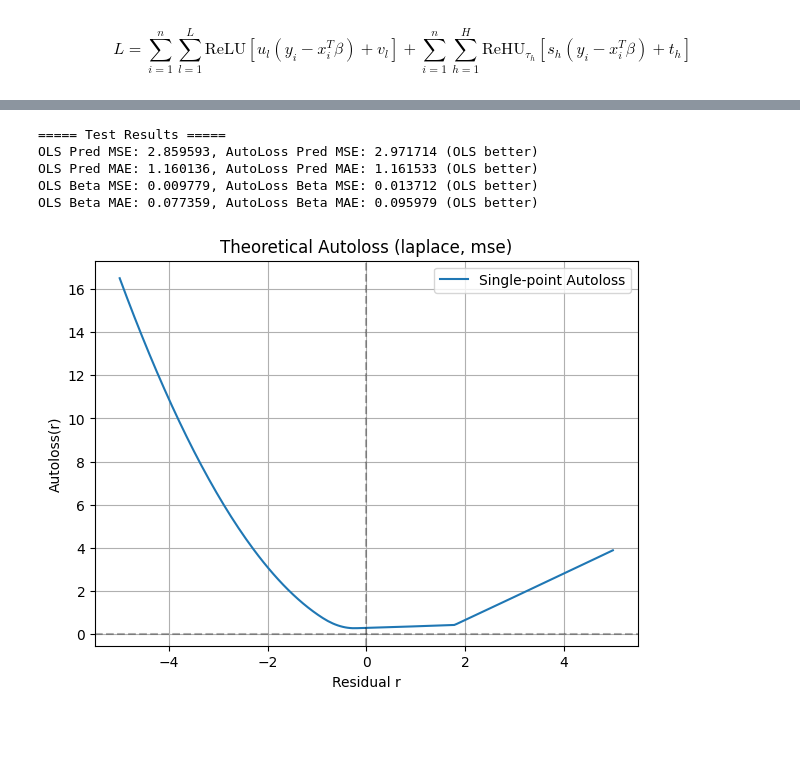
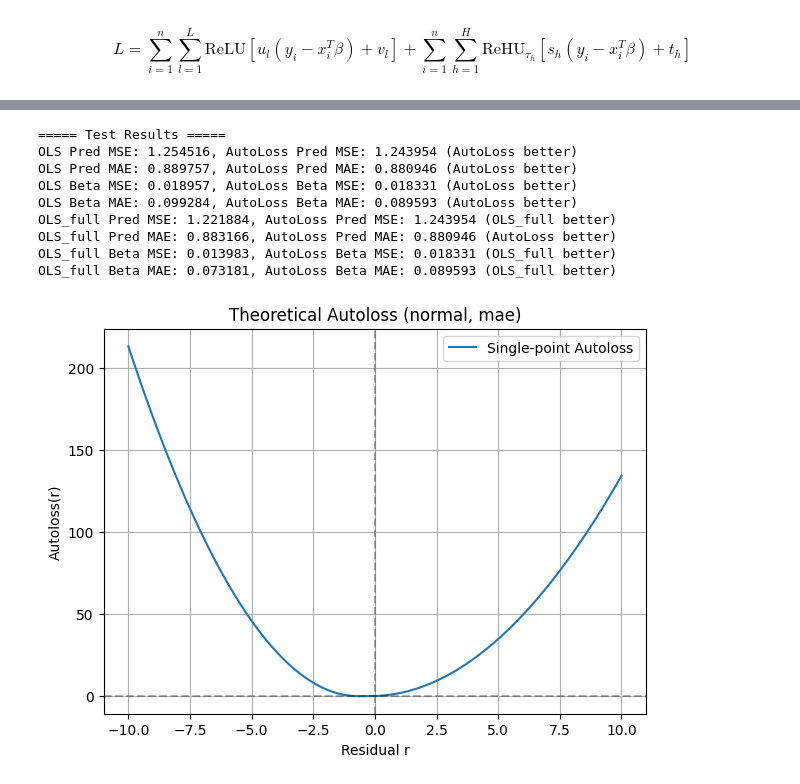
Before and after one commit to By-Xin/Autoloss, a Jupyter notebook: qpth3.ipynb, the cells around one changed output, grey strips where cells are left out. Saved outputs shown, nothing was run; the diff lists cells and outputs as text; code cells hidden in the pictures; blank space fills up the shorter version.

```diff
--- a/qpth3.ipynb
+++ b/qpth3.ipynb
@@ -20,11 +20,12 @@ $$
 # --- 重要 ---
 # [1] ! tau 这个参数似乎处理的有问题. 这个是给定的还是要学习的?
 # [2] ! 用大规模数据集测试 MAE+Gaussian & MSE+Laplace 的效果
+# [3] ! 加一个最小一乘求beta的对照
 
 # --- 一般 ---
 # [4] 代码注释和文档整理. [!! 由于改变/增加了部分变量或名称, 需要更新docstring !!]
 # [6] 中间优化的部分能不能从手动的GD改为利用Pytorch的优化器进行优化
-# [7] 最开始的两个QP构造函数的准确性验证
+# x[7] 最开始的两个QP构造函数的准确性验证
 # [8]优化中有时qpth会warning非稳定解, 需要关注其稳定性和影响
 
 
@@ -57,12 +58,13 @@ def build_qp_matrices(U, V, S, T, tau, X_train, y_train, lambda_reg):
     Q_diag = torch.zeros(total_vars, dtype=X_train.dtype, device=X_train.device)
     Q_diag[:d] = lambda_reg              # beta 的正则
     Q_diag[d + L*n : d + L*n + H*n] = 1.0  # theta
-    Q_diag[d + L*n + H*n : ] = 1.0         # sigma
+    #Q_diag[d + L*n + H*n : ] = 1.0         # sigma
 
     Q = torch.diag(Q_diag).unsqueeze(0)
 
     # p 向量
     p = torch.zeros(total_vars, dtype=X_train.dtype, device=X_train.device)
+    p[d : d + L*n] = 1.0
     p[d + L*n + H*n:] = tau.repeat(n)  # sigma部分
     p = p.unsqueeze(0)
 
@@ -73,12 +75,12 @@ def build_qp_matrices(U, V, S, T, tau, X_train, y_train, lambda_reg):
 
     row_idx = 0
 
-    # pi_li >= U_l * (y_i - x_i^T beta) + V_l
+    # pi_li >= U_l * (y_i - x_i^T beta) + V_l 转为 -pi_li - u_li x_i^T beta <= -u_li y_i - v_li
     for i in range(n):
         for l in range(L):
-            G[row_idx, :d] = U[l] * X_train[i]
+            G[row_idx, :d] = -U[l] * X_train[i]
             G[row_idx, d + l*n + i] = -1.0
-            h_val[row_idx] = U[l]*y_train[i] + V[l]
+            h_val[row_idx] = -U[l]*y_train[i] - V[l]
             row_idx += 1
 
     # pi_li >= 0
@@ -88,13 +90,13 @@ def build_qp_matrices(U, V, S, T, tau, X_train, y_train, lambda_reg):
             h_val[row_idx] = 0.0
             row_idx += 1
 
-    # theta_hi + sigma_hi >= S_h*(y_i - x_i^T beta) + T_h
+    # theta_hi + sigma_hi >= S_h*(y_i - x_i^T beta) + T_h 转为 -theta_hi - sigma_hi - s_hi x_i^T beta <= -s_hi y_i - t_hi
     for i in range(n):
         for h_ in range(H):
-            G[row_idx, :d] = S[h_] * X_train[i]
+            G[row_idx, :d] = -S[h_] * X_train[i]
             G[row_idx, d + L*n + h_*n + i] = -1.0
             G[row_idx, d + L*n + H*n + h_*n + i] = -1.0
-            h_val[row_idx] = S[h_]*y_train[i] + T[h_]
+            h_val[row_idx] = -S[h_]*y_train[i] - T[h_]
             row_idx += 1
 
     # sigma_hi >= 0
@@ -472,7 +474,7 @@ def run_experiment(total_sample_size=200, feature_dimension=5,
     V = torch.randn(L, device=device, requires_grad=True)
     S = torch.randn(H, device=device, requires_grad=True)
     T = torch.randn(H, device=device, requires_grad=True)
-    tau = torch.ones(H, device=device, requires_grad=False)  # Usually fixed
+    tau = torch.ones(H, device=device, requires_grad=False) *100 # Usually fixed
 
 
     # 4) Multi-round for-loop: Perform train_hyperparams in each round
@@ -560,18 +562,18 @@ def run_experiment(total_sample_size=200, feature_dimension=5,
 
 TOTAL_SAMPLE_SIZE = 200
 FEATURE_DIMENSION = 5
-L = 2
-H = 2
+L = 0
+H = 5
 LAMBDA_REG = 0.1
-NUM_HYPERPARAM_ITERATIONS = 2
+NUM_HYPERPARAM_ITERATIONS = 5
 LR = 1e-2
-NUM_GLOBAL_UPDATES = 2
+NUM_GLOBAL_UPDATES = 10
 NUM_TRAINING_SAMPLES = 150
 SEED = 42
-DISTRIBUTION = 'laplace'
+DISTRIBUTION = 'normal'
 SCALE = 1.0
 DEVICE = None
-LOSS_TYPE = "mse"
+LOSS_TYPE = "mae"
 VERBOSE = True
 VISUALIZE = True
 
@@ -720,11 +780,13 @@ y_full = torch.cat([y_train, y_val], dim=0)
 
 # Train OLS
 beta_ols_train = train_ols(X_train, y_train)
-beta_ols_train_val = train_ols(X_full, y_full)
+beta_ols_full = train_ols(X_full, y_full)
+
 
 # Test on OLS
 X_test, y_test = generate_test_data(50, FEATURE_DIMENSION, beta_true, distribution=DISTRIBUTION, scale=SCALE, seed=SEED, device=DEVICE)
 mse_ols_test, mae_ols_test, beta_mse_ols, beta_mae_ols = compute_test_Xbeta(X_test, y_test, beta_ols_train, beta_true)
+mse_ols_test_full, mae_ols_test_full, beta_mse_ols_full, beta_mae_ols_full = compute_test_Xbeta(X_test, y_test, beta_ols_full, beta_true)
 
 # Load AutoLoss Result
 autoloss_result = pickle.load(open('autoloss_result.pkl', 'rb'))
@@ -739,16 +801,29 @@ pred_mse_better = "OLS" if mse_ols_test < mse_autoloss_test else "AutoLoss"
 pred_mae_better = "OLS" if mae_ols_test < mae_autoloss_test else "AutoLoss"
 beta_mse_better = "OLS" if beta_mse_ols < beta_mse_autoloss else "AutoLoss"
 beta_mae_better = "OLS" if beta_mae_ols < beta_mae_autoloss else "AutoLoss"
+pred_mse_better_full = "OLS_full" if mse_ols_test_full < mse_autoloss_test else "AutoLoss"
+pred_mae_better_full = "OLS_full" if mae_ols_test_full < mae_autoloss_test else "AutoLoss"
+beta_mse_better_full = "OLS_full" if beta_mse_ols_full < beta_mse_autoloss else "AutoLoss"
+beta_mae_better_full = "OLS_full" if beta_mae_ols_full < beta_mae_autoloss else "AutoLoss"
+
 print(f"OLS Pred MSE: {mse_ols_test:.6f}, AutoLoss Pred MSE: {mse_autoloss_test:.6f}", f"({pred_mse_better} better)")
 print(f"OLS Pred MAE: {mae_ols_test:.6f}, AutoLoss Pred MAE: {mae_autoloss_test:.6f}", f"({pred_mae_better} better)")
 print(f"OLS Beta MSE: {beta_mse_ols:.6f}, AutoLoss Beta MSE: {beta_mse_autoloss:.6f}", f"({beta_mse_better} better)")
 print(f"OLS Beta MAE: {beta_mae_ols:.6f}, AutoLoss Beta MAE: {beta_mae_autoloss:.6f}", f"({beta_mae_better} better)")
+print(f"OLS_full Pred MSE: {mse_ols_test_full:.6f}, AutoLoss Pred MSE: {mse_autoloss_test:.6f}", f"({pred_mse_better_full} better)")
+print(f"OLS_full Pred MAE: {mae_ols_test_full:.6f}, AutoLoss Pred MAE: {mae_autoloss_test:.6f}", f"({pred_mae_better_full} better)")
+print(f"OLS_full Beta MSE: {beta_mse_ols_full:.6f}, AutoLoss Beta MSE: {beta_mse_autoloss:.6f}", f"({beta_mse_better_full} better)")
+print(f"OLS_full Beta MAE: {beta_mae_ols_full:.6f}, AutoLoss Beta MAE: {beta_mae_autoloss:.6f}", f"({beta_mae_better_full} better)")
 # %% [output]
 ===== Test Results =====
-OLS Pred MSE: 2.859593, AutoLoss Pred MSE: 2.971714 (OLS better)
-OLS Pred MAE: 1.160136, AutoLoss Pred MAE: 1.161533 (OLS better)
-OLS Beta MSE: 0.009779, AutoLoss Beta MSE: 0.013712 (OLS better)
-OLS Beta MAE: 0.077359, AutoLoss Beta MAE: 0.095979 (OLS better)
+OLS Pred MSE: 1.254516, AutoLoss Pred MSE: 1.243954 (AutoLoss better)
+OLS Pred MAE: 0.889757, AutoLoss Pred MAE: 0.880946 (AutoLoss better)
+OLS Beta MSE: 0.018957, AutoLoss Beta MSE: 0.018331 (AutoLoss better)
+OLS Beta MAE: 0.099284, AutoLoss Beta MAE: 0.089593 (AutoLoss better)
+OLS_full Pred MSE: 1.221884, AutoLoss Pred MSE: 1.243954 (OLS_full better)
+OLS_full Pred MAE: 0.883166, AutoLoss Pred MAE: 0.880946 (AutoLoss better)
+OLS_full Beta MSE: 0.013983, AutoLoss Beta MSE: 0.018331 (OLS_full better)
+OLS_full Beta MAE: 0.073181, AutoLoss Beta MAE: 0.089593 (OLS_full better)
 # %%
 ################################################
 #    6)  生成理论AutoLoss 并绘制
@@ -830,32 +905,32 @@ def plot_theoretical_autoloss(params, r_min=-5, r_max=5, num_points=200):
     tau = params["tau"]
 
     device = U.device
     r_vals = torch.linspace(r_min, r_max, steps=num_points, device=device)
 
     L_vals = single_autoloss(r_vals, U, V, S, T, tau)
 
     # 转回 numpy 画图
     r_np = r_vals.cpu().numpy()
     L_np = L_vals.cpu().numpy()
 
     data_distribution = params["data_distribution"]
     scale = params["scale"]
     metric = params["metric"]
 
     plt.figure(figsize=(7,5))
     plt.plot(r_np, L_np, label="Single-point Autoloss")
     plt.axhline(y=0, color='k', linestyle='--', alpha=0.3)
     plt.axvline(x=0, color='k', linestyle='--', alpha=0.3)
     plt.xlabel("Residual r")
     plt.ylabel("Autoloss(r)")
     plt.title(f"Theoretical Autoloss ({data_distribution}, {metric})")
     plt.grid(True)
     plt.legend()
     plt.show()
 
 
 # 2) 绘制理论AutoLoss
 
-plot_theoretical_autoloss(autoloss_result, r_min=-5, r_max=5, num_points=200)
+plot_theoretical_autoloss(autoloss_result, r_min=-10, r_max=10, num_points=200)
 # %% [output]
-[figure, old version]
+[figure, new version]
```
Also changed, not shown: parts of 1 cell of this notebook, 3 other files.
